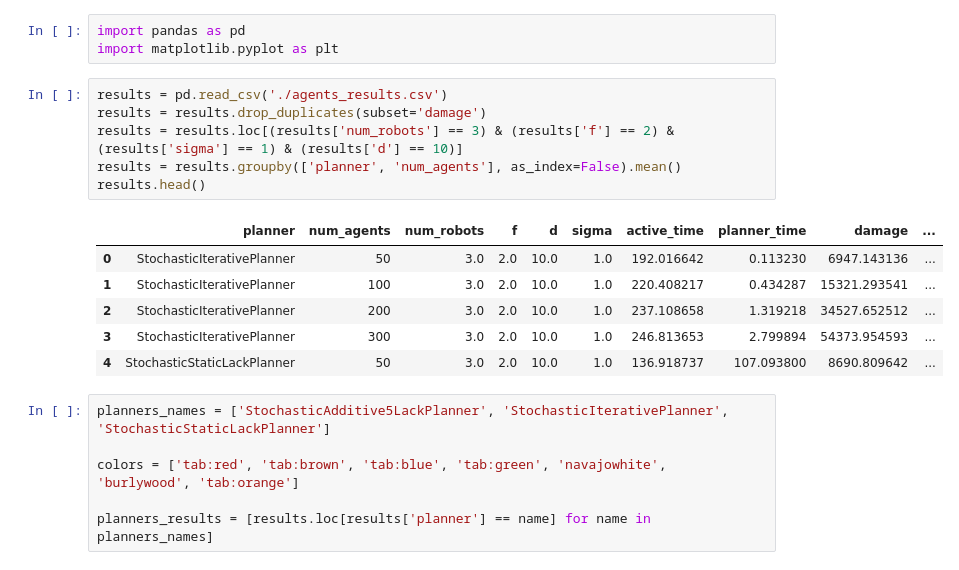
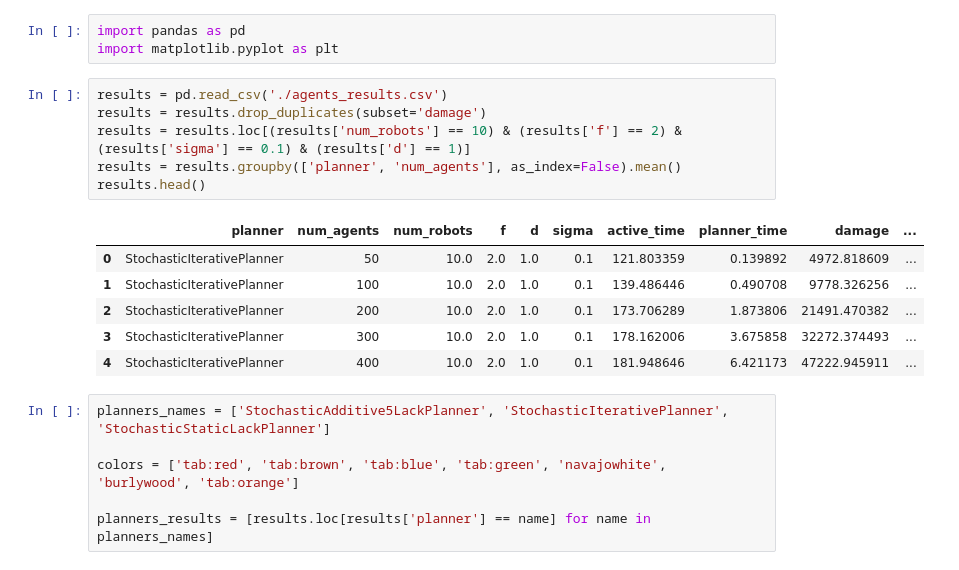
Before and after one commit to Elilgo324/dsd, a Jupyter notebook: experiments/stochastic/agents.ipynb, the cells around one changed output. Drawn from its saved outputs; the diff is of its cells as text.

```diff
--- a/experiments/stochastic/agents.ipynb
+++ b/experiments/stochastic/agents.ipynb
@@ -6,16 +6,16 @@ import matplotlib.pyplot as plt
 # %%
 results = pd.read_csv('./agents_results.csv')
 results = results.drop_duplicates(subset='damage')
-results = results.loc[(results['num_robots'] == 3) & (results['f'] == 2) & (results['sigma'] == 1) & (results['d'] == 10)]
+results = results.loc[(results['num_robots'] == 10) & (results['f'] == 2) & (results['sigma'] == 0.1) & (results['d'] == 1)]
 results = results.groupby(['planner', 'num_agents'], as_index=False).mean()
 results.head()
 # %% [output]
 |  | planner | num_agents | num_robots | f | d | sigma | active_time | planner_time | damage | ... |
-| 0 | StochasticIterativePlanner | 50 | 3.0 | 2.0 | 10.0 | 1.0 | 192.016642 | 0.113230 | 6947.143136 | ... |
-| 1 | StochasticIterativePlanner | 100 | 3.0 | 2.0 | 10.0 | 1.0 | 220.408217 | 0.434287 | 15321.293541 | ... |
-| 2 | StochasticIterativePlanner | 200 | 3.0 | 2.0 | 10.0 | 1.0 | 237.108658 | 1.319218 | 34527.652512 | ... |
-| 3 | StochasticIterativePlanner | 300 | 3.0 | 2.0 | 10.0 | 1.0 | 246.813653 | 2.799894 | 54373.954593 | ... |
-| 4 | StochasticStaticLackPlanner | 50 | 3.0 | 2.0 | 10.0 | 1.0 | 136.918737 | 107.093800 | 8690.809642 | ... |
+| 0 | StochasticIterativePlanner | 50 | 10.0 | 2.0 | 1.0 | 0.1 | 121.803359 | 0.139892 | 4972.818609 | ... |
+| 1 | StochasticIterativePlanner | 100 | 10.0 | 2.0 | 1.0 | 0.1 | 139.486446 | 0.490708 | 9778.326256 | ... |
+| 2 | StochasticIterativePlanner | 200 | 10.0 | 2.0 | 1.0 | 0.1 | 173.706289 | 1.873806 | 21491.470382 | ... |
+| 3 | StochasticIterativePlanner | 300 | 10.0 | 2.0 | 1.0 | 0.1 | 178.162006 | 3.675858 | 32272.374493 | ... |
+| 4 | StochasticIterativePlanner | 400 | 10.0 | 2.0 | 1.0 | 0.1 | 181.948646 | 6.421173 | 47222.945911 | ... |
 # %%
 planners_names = ['StochasticAdditive5LackPlanner', 'StochasticIterativePlanner', 'StochasticStaticLackPlanner']
 
```
Also changed, not shown: parts of 1 cell of this notebook, 12 other files.
